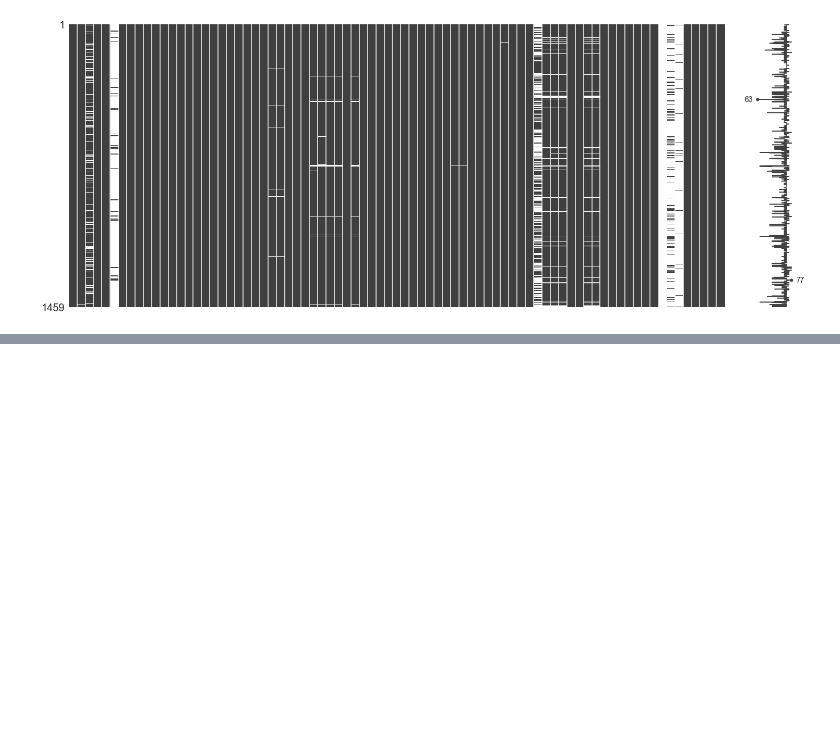
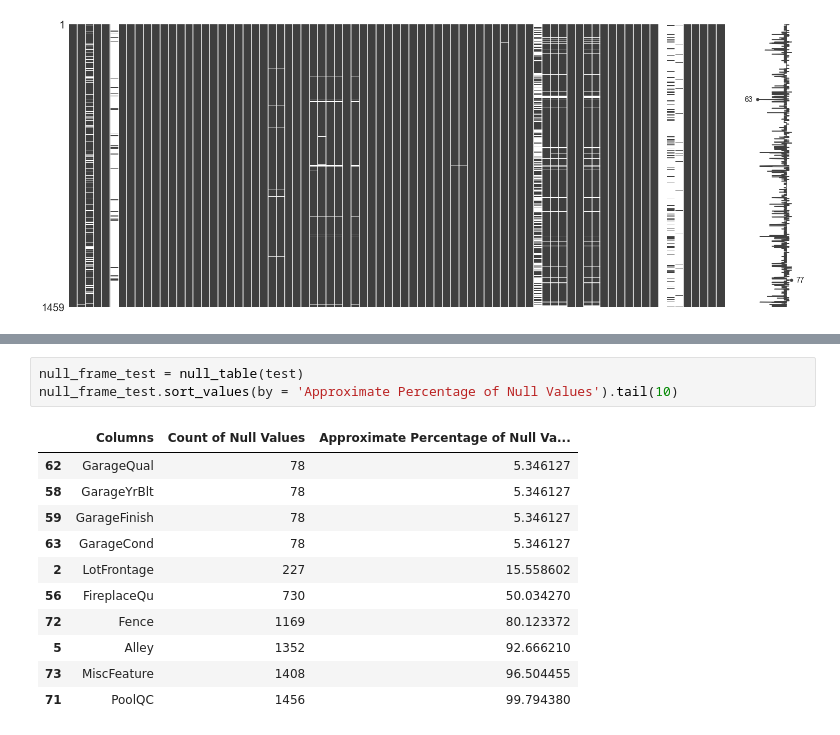
Before and after one commit to baek-junho/-1, a Jupyter notebook: 주택가격예측.ipynb, the cells around one changed output, grey strips where cells are left out. Cells and saved outputs as stored; diff of their text form; blank space fills up the shorter version.

```diff
--- a/주택가격예측.ipynb
+++ b/주택가격예측.ipynb
@@ -133,0 +160,15 @@ msno.matrix(test)
+# %%
+null_frame_test = null_table(test)
+null_frame_test.sort_values(by = 'Approximate Percentage of Null Values').tail(10)
+# %% [output]
+|  | Columns | Count of Null Values | Approximate Percentage of Null Va... |
+| 62 | GarageQual | 78 | 5.346127 |
+| 58 | GarageYrBlt | 78 | 5.346127 |
+| 59 | GarageFinish | 78 | 5.346127 |
+| 63 | GarageCond | 78 | 5.346127 |
+| 2 | LotFrontage | 227 | 15.558602 |
+| 56 | FireplaceQu | 730 | 50.034270 |
+| 72 | Fence | 1169 | 80.123372 |
+| 5 | Alley | 1352 | 92.666210 |
+| 73 | MiscFeature | 1408 | 96.504455 |
+| 71 | PoolQC | 1456 | 99.794380 |
```
Also changed, not shown: parts of 9 cells of this notebook.
